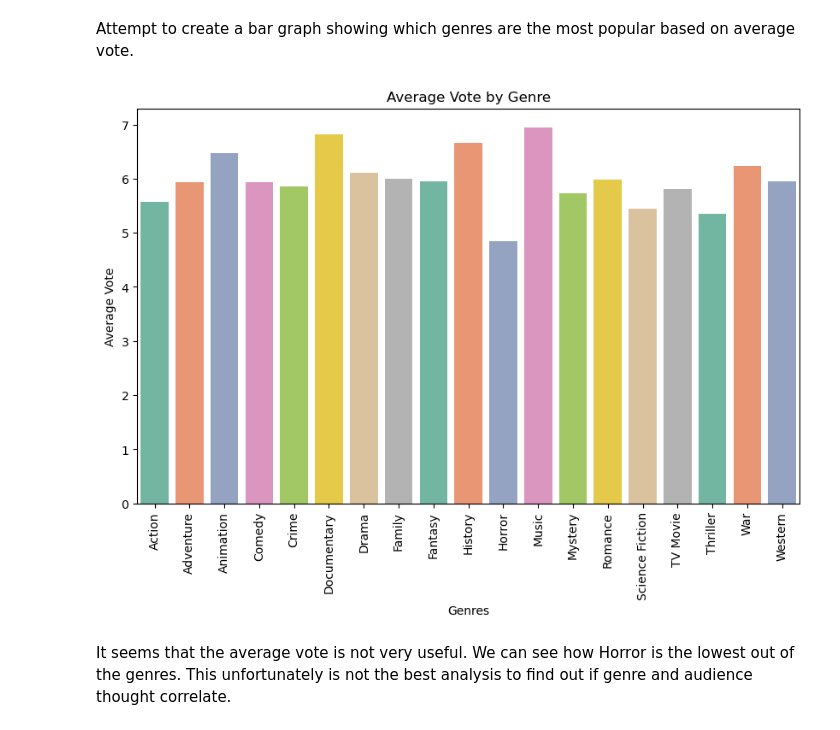
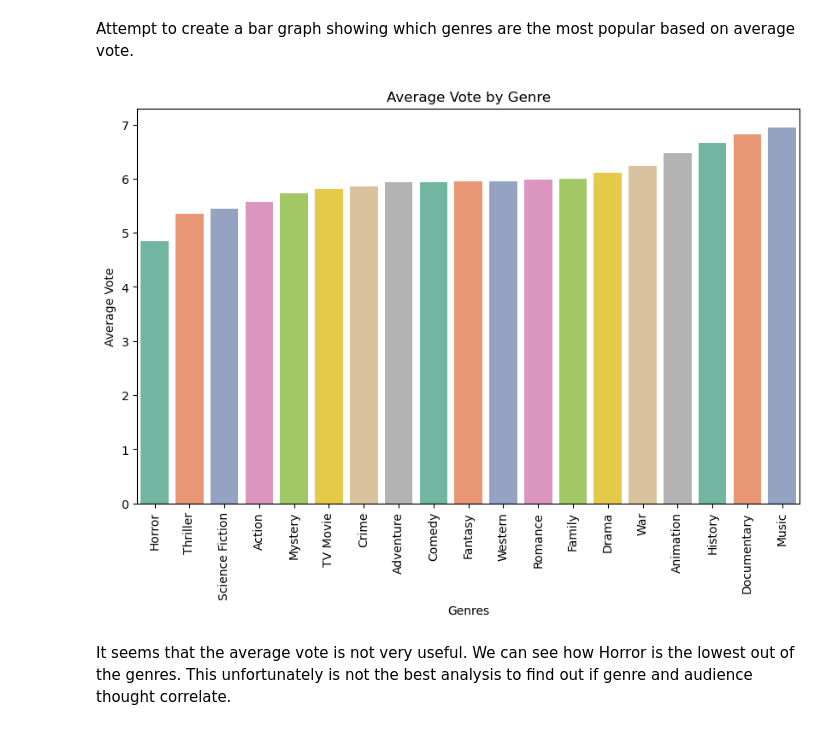
Before and after one commit to CrisThatOneCris/dsc-phase-1-project-v2-4, a Jupyter notebook: exploratory.ipynb, the cells around one changed output. Drawn from its saved outputs; the diff is of its cells as text; code cells hidden in the pictures.

```diff
--- a/exploratory.ipynb
+++ b/exploratory.ipynb
@@ -175,30 +175,30 @@ Attempt to create a bar graph showing which genres are the most popular based on
 # %%
 import pandas as pd
 import seaborn as sns
 import matplotlib.pyplot as plt
 
 # Explode the 'genre_ids' column to convert lists into separate rows
 df_exploded = tmdb_drop.explode('genre_ids')
 
 # Convert 'vote_average' column to numeric
 df_exploded['vote_average'] = pd.to_numeric(df_exploded['vote_average'], errors='coerce')
 
 # Group the DataFrame by each genre
 genre_groups = df_exploded.groupby('genre_ids')
 
 # Calculate the average vote for each genre
-genre_avg_vote = genre_groups['vote_average'].mean().reset_index()
+genre_avg_vote = genre_groups['vote_average'].mean().reset_index().sort_values('vote_average')
 
 # Plot the bar graph with Seaborn
 plt.figure(figsize=(10, 6))
 sns.barplot(data=genre_avg_vote, x='genre_ids', y='vote_average', palette='Set2')
 plt.xlabel('Genres')
 plt.ylabel('Average Vote')
 plt.title('Average Vote by Genre')
 plt.xticks(rotation=90)
 plt.show()
 # %% [output]
-[figure, old version]
+[figure, new version]
 # %% [markdown]
 It seems that the average vote is not very useful. We can see how Horror is the lowest out of the genres. This unfortunately is not the best analysis to find out if genre and audience thought correlate.
 # %% [markdown]
```
Also changed, not shown: parts of 6 cells of this notebook.
